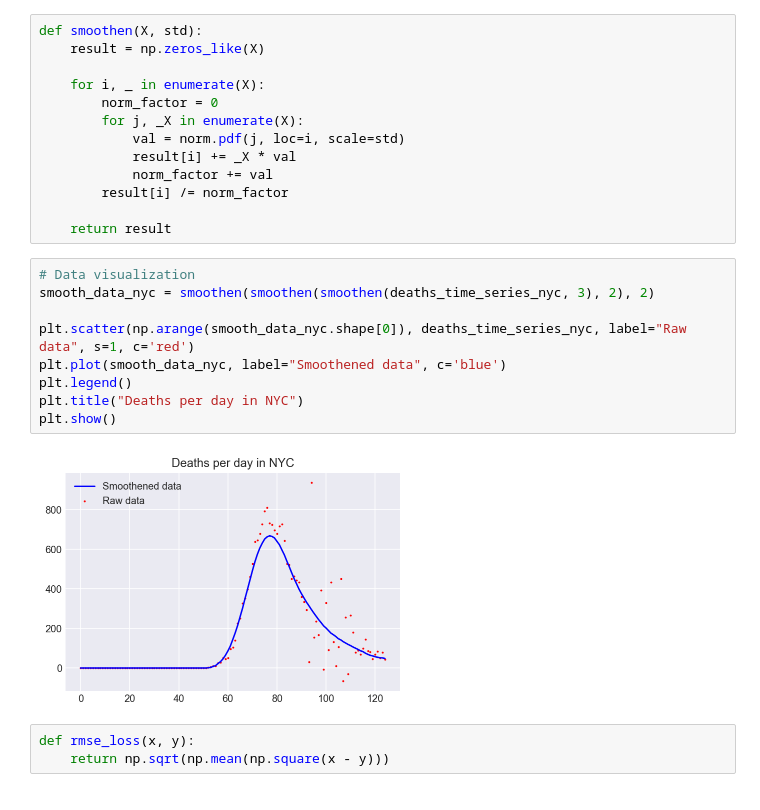
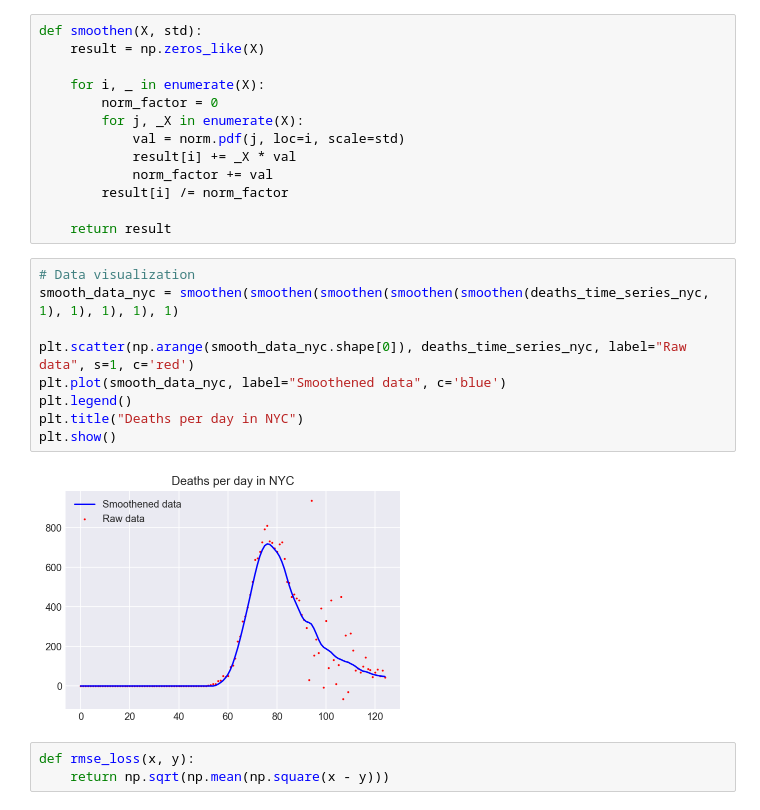
Before and after one commit to anag004/covid-model, a Jupyter notebook: ihme/SIER.ipynb, the cells around one changed output. Saved outputs shown, nothing was run; the diff lists cells and outputs as text.

```diff
--- a/ihme/SIER.ipynb
+++ b/ihme/SIER.ipynb
@@ -207,15 +209,15 @@ def smoothen(X, std):
     return result
 # %%
 # Data visualization
-smooth_data_nyc = smoothen(smoothen(smoothen(deaths_time_series_nyc, 3), 2), 2)
+smooth_data_nyc = smoothen(smoothen(smoothen(smoothen(smoothen(deaths_time_series_nyc, 1), 1), 1), 1), 1)
 
 plt.scatter(np.arange(smooth_data_nyc.shape[0]), deaths_time_series_nyc, label="Raw data", s=1, c='red')
 plt.plot(smooth_data_nyc, label="Smoothened data", c='blue')
 plt.legend()
 plt.title("Deaths per day in NYC")
 plt.show()
 # %% [output]
-[figure, old version]
+[figure, new version]
 # %%
 def rmse_loss(x, y):
     return np.sqrt(np.mean(np.square(x - y)))
```
Also changed, not shown: parts of 16 cells of this notebook.
